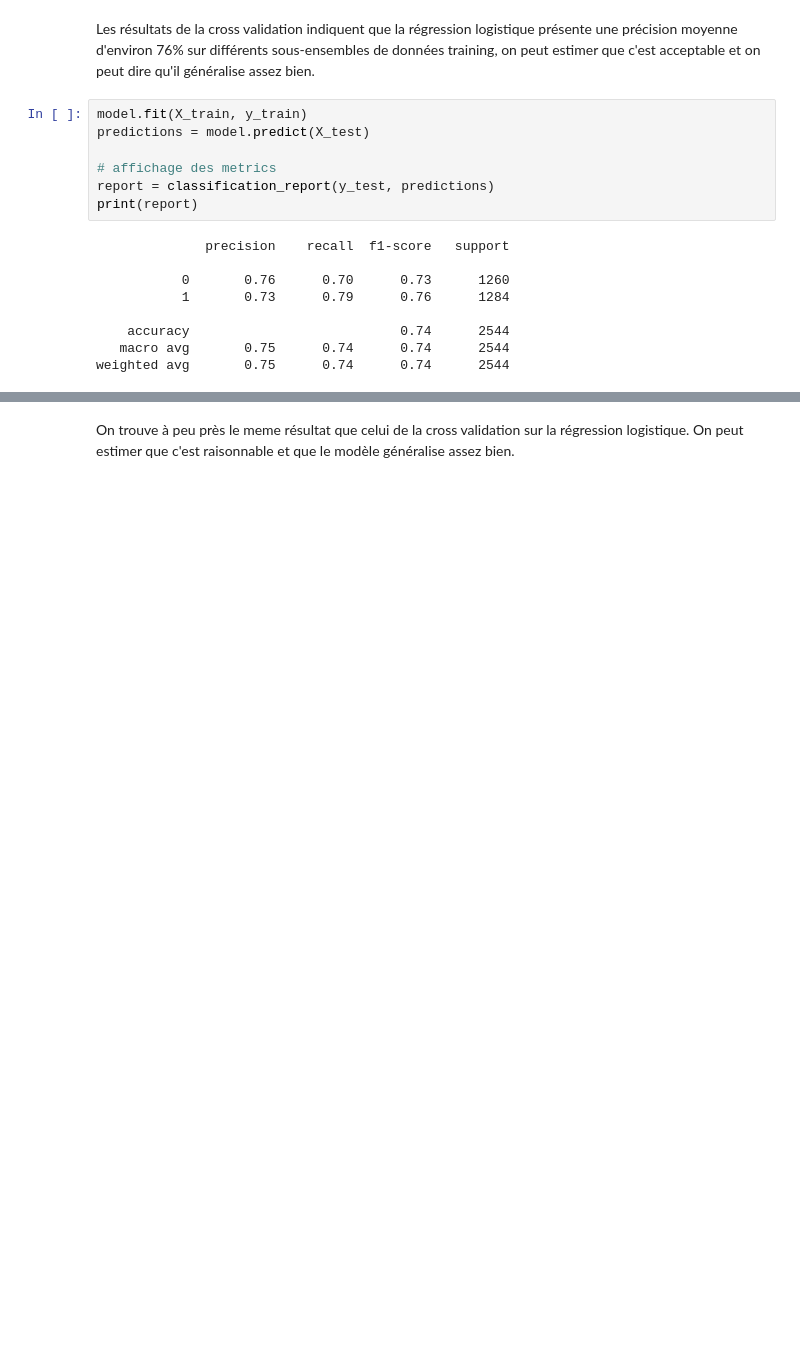
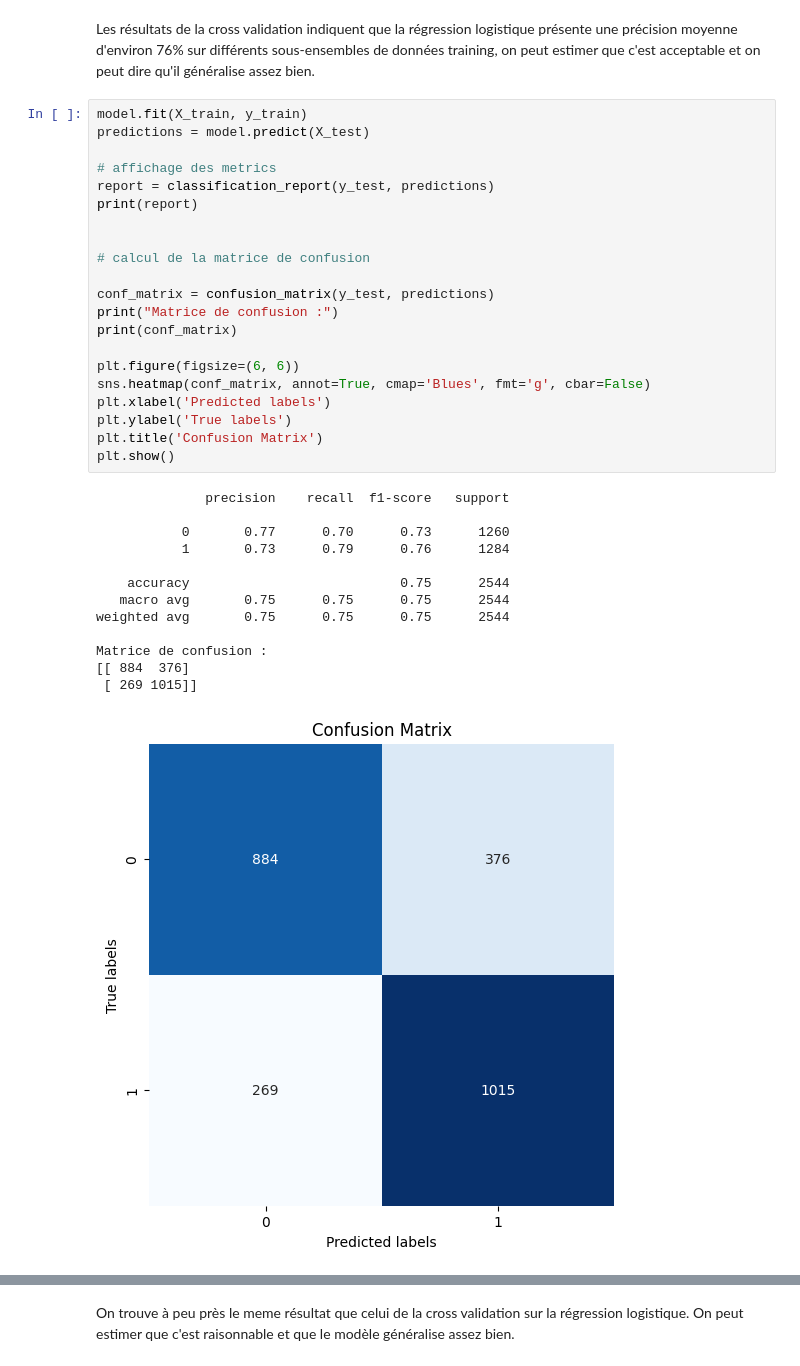
Before and after one commit to Aimen-prog/stroke-alert, a Jupyter notebook: stroke_alert.ipynb, the cells around one changed output, grey strips where cells are left out. Saved outputs shown, nothing was run; the diff lists cells and outputs as text; blank space fills up the shorter version.

Commit message:
Added confusion matrices and refined interpretations

```diff
--- a/stroke_alert.ipynb
+++ b/stroke_alert.ipynb
@@ -377,21 +379,40 @@ accuracy moyenne: 0.7641496401816537
 # %% [markdown]
 Les résultats de la cross validation indiquent que la régression logistique présente une précision moyenne d'environ 76% sur différents sous-ensembles de données training, on peut estimer que c'est acceptable et on peut dire qu'il généralise assez bien.
-# %%
-model.fit(X_train, y_train)
-predictions = model.predict(X_test)
-
-# affichage des metrics
-report = classification_report(y_test, predictions)
-print(report)
-# %% [output]
-              precision    recall  f1-score   support
-
-           0       0.76      0.70      0.73      1260
-           1       0.73      0.79      0.76      1284
-
-    accuracy                           0.74      2544
-   macro avg       0.75      0.74      0.74      2544
-weighted avg       0.75      0.74      0.74      2544
+# %%
+model.fit(X_train, y_train)
+predictions = model.predict(X_test)
+
+# affichage des metrics
+report = classification_report(y_test, predictions)
+print(report)
+
+
+# calcul de la matrice de confusion
+
+conf_matrix = confusion_matrix(y_test, predictions)
+print("Matrice de confusion :")
+print(conf_matrix)
+
+plt.figure(figsize=(6, 6))
+sns.heatmap(conf_matrix, annot=True, cmap='Blues', fmt='g', cbar=False)
+plt.xlabel('Predicted labels')
+plt.ylabel('True labels')
+plt.title('Confusion Matrix')
+plt.show()
+# %% [output]
+              precision    recall  f1-score   support
+
+           0       0.77      0.70      0.73      1260
+           1       0.73      0.79      0.76      1284
+
+    accuracy                           0.75      2544
+   macro avg       0.75      0.75      0.75      2544
+weighted avg       0.75      0.75      0.75      2544
+
+Matrice de confusion :
+[[ 884  376]
+ [ 269 1015]]
+[figure, added]
 # %% [markdown]
 Dans le domaine de la santé, la métrique la plus importante pour détecter la plupart des cas correctement est le Recall qui mesure la proportion de cas positifs réels (dans ce contexte, les cas d'AVC) qui sont correctement identifiés par le modèle.
 
```
Also changed, not shown: parts of 29 cells of this notebook.
